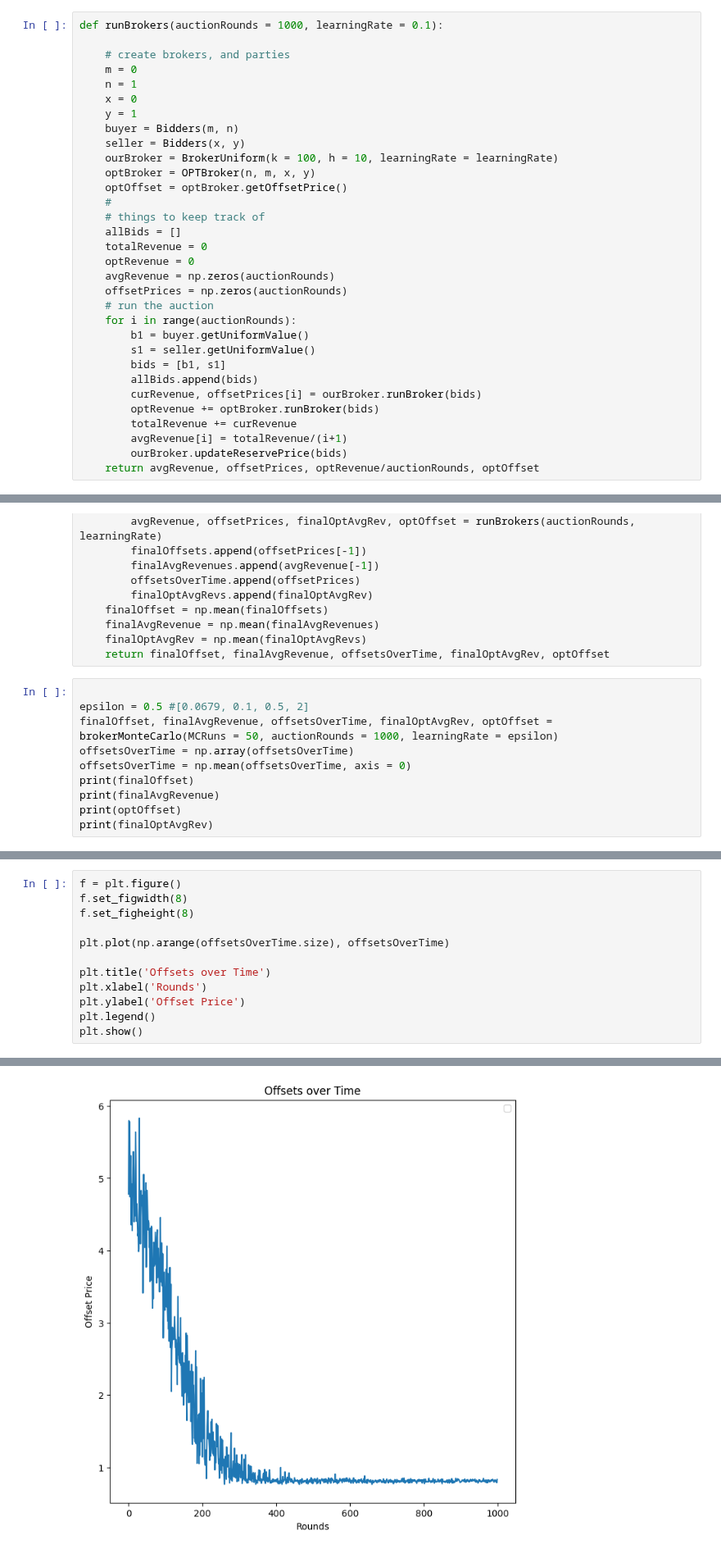
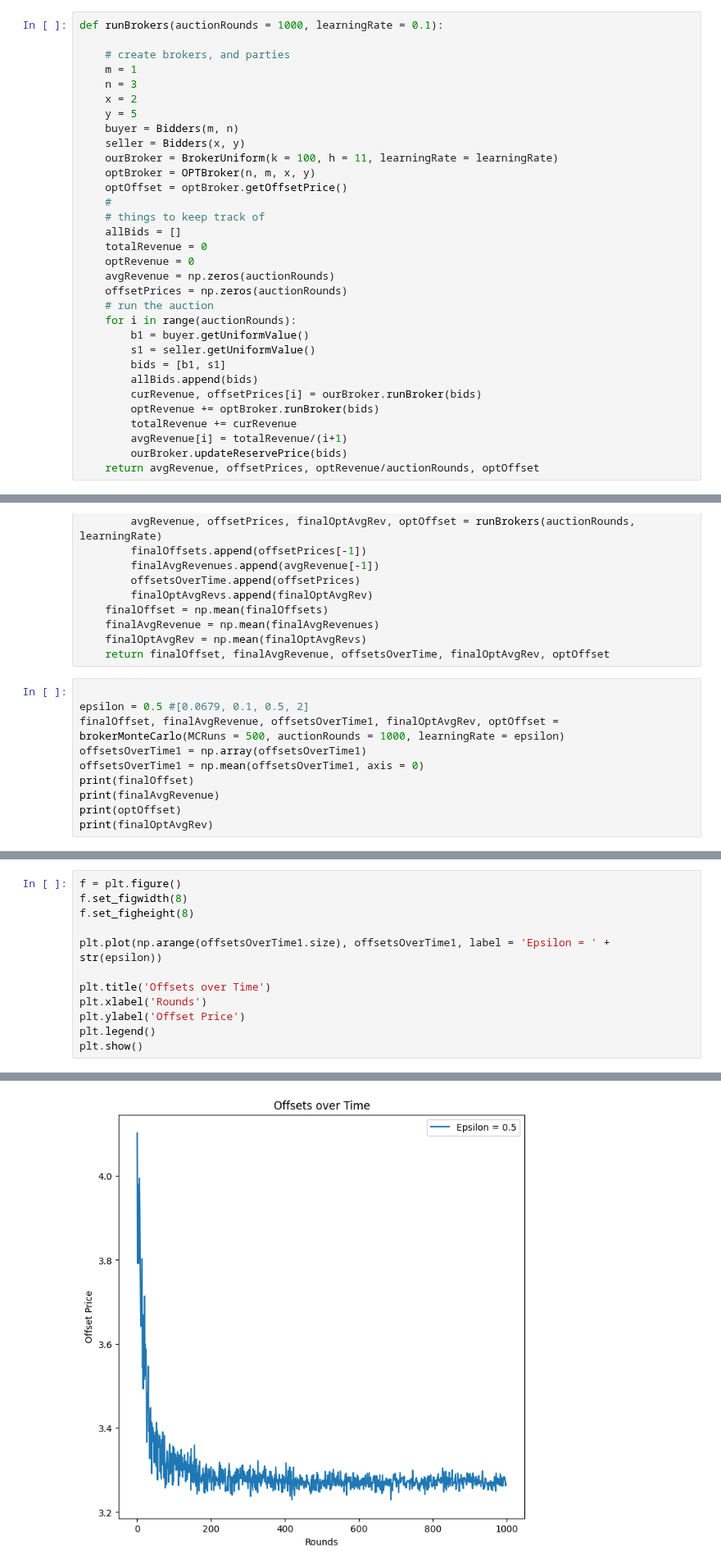
Before and after one commit to PrabhavJain10/Online-Markets, a Jupyter notebook: Project 4/proj4.ipynb, the cells around one changed output, grey strips where cells are left out. Shown at 82% size. Cells and saved outputs as stored; diff of their text form.

```diff
--- a/Project 4/proj4.ipynb
+++ b/Project 4/proj4.ipynb
@@ -376,13 +376,13 @@ class OPTBroker:
 def runBrokers(auctionRounds = 1000, learningRate = 0.1):
 
     # create brokers, and parties
-    m = 0
-    n = 1
-    x = 0
-    y = 1
+    m = 1
+    n = 3
+    x = 2
+    y = 5
     buyer = Bidders(m, n)
     seller = Bidders(x, y)
-    ourBroker = BrokerUniform(k = 100, h = 10, learningRate = learningRate)
+    ourBroker = BrokerUniform(k = 100, h = 11, learningRate = learningRate)
     optBroker = OPTBroker(n, m, x, y)
     optOffset = optBroker.getOffsetPrice()
     #
@@ -424,9 +424,9 @@ def brokerMonteCarlo(MCRuns = 500, auctionRounds = 1000, learningRate = 0.1):
 # %%
 
 epsilon = 0.5 #[0.0679, 0.1, 0.5, 2]
-finalOffset, finalAvgRevenue, offsetsOverTime, finalOptAvgRev, optOffset = brokerMonteCarlo(MCRuns = 50, auctionRounds = 1000, learningRate = epsilon)
-offsetsOverTime = np.array(offsetsOverTime)
-offsetsOverTime = np.mean(offsetsOverTime, axis = 0)
+finalOffset, finalAvgRevenue, offsetsOverTime1, finalOptAvgRev, optOffset = brokerMonteCarlo(MCRuns = 500, auctionRounds = 1000, learningRate = epsilon)
+offsetsOverTime1 = np.array(offsetsOverTime1)
+offsetsOverTime1 = np.mean(offsetsOverTime1, axis = 0)
 print(finalOffset)
 print(finalAvgRevenue)
 print(optOffset)
@@ -441,7 +465,7 @@ f = plt.figure()
 f.set_figwidth(8)
 f.set_figheight(8)
 
-plt.plot(np.arange(offsetsOverTime.size), offsetsOverTime)
+plt.plot(np.arange(offsetsOverTime1.size), offsetsOverTime1, label = 'Epsilon = ' + str(epsilon))
 
 plt.title('Offsets over Time')
 plt.xlabel('Rounds')
@@ -453,4 +476,4 @@ No artists with labels found to put in legend.  Note that artists whose label st
-[figure, old version]
+[figure, new version]
 # %%
 meeter2_critical_bid = (1 / (0.5 + 1)) * 1.5
 meeter1_critical_bid = (0.5 / (0.5 + 1)) * 1.5
```
Also changed, not shown: parts of 3 cells of this notebook, 1 other file.
